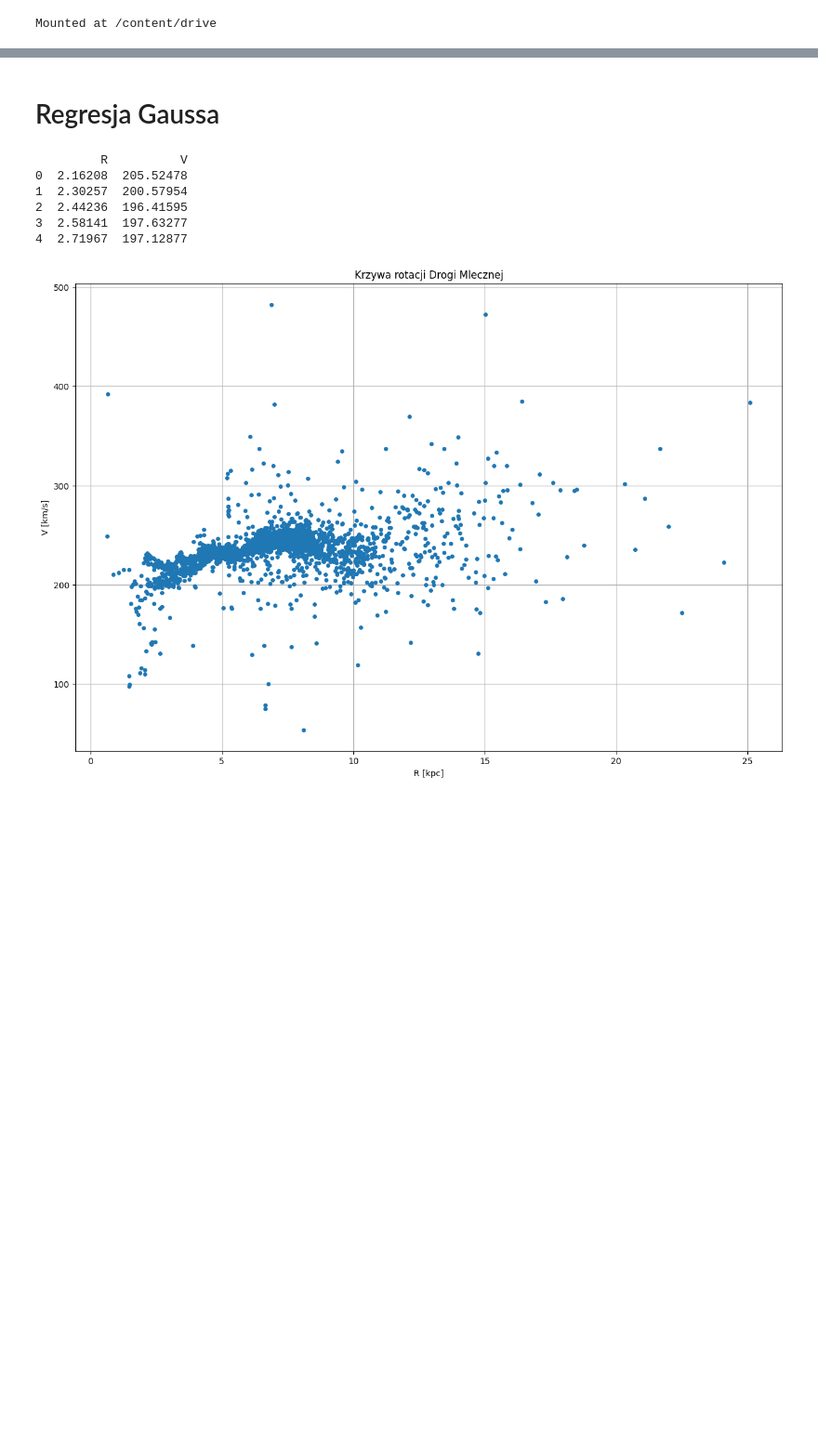
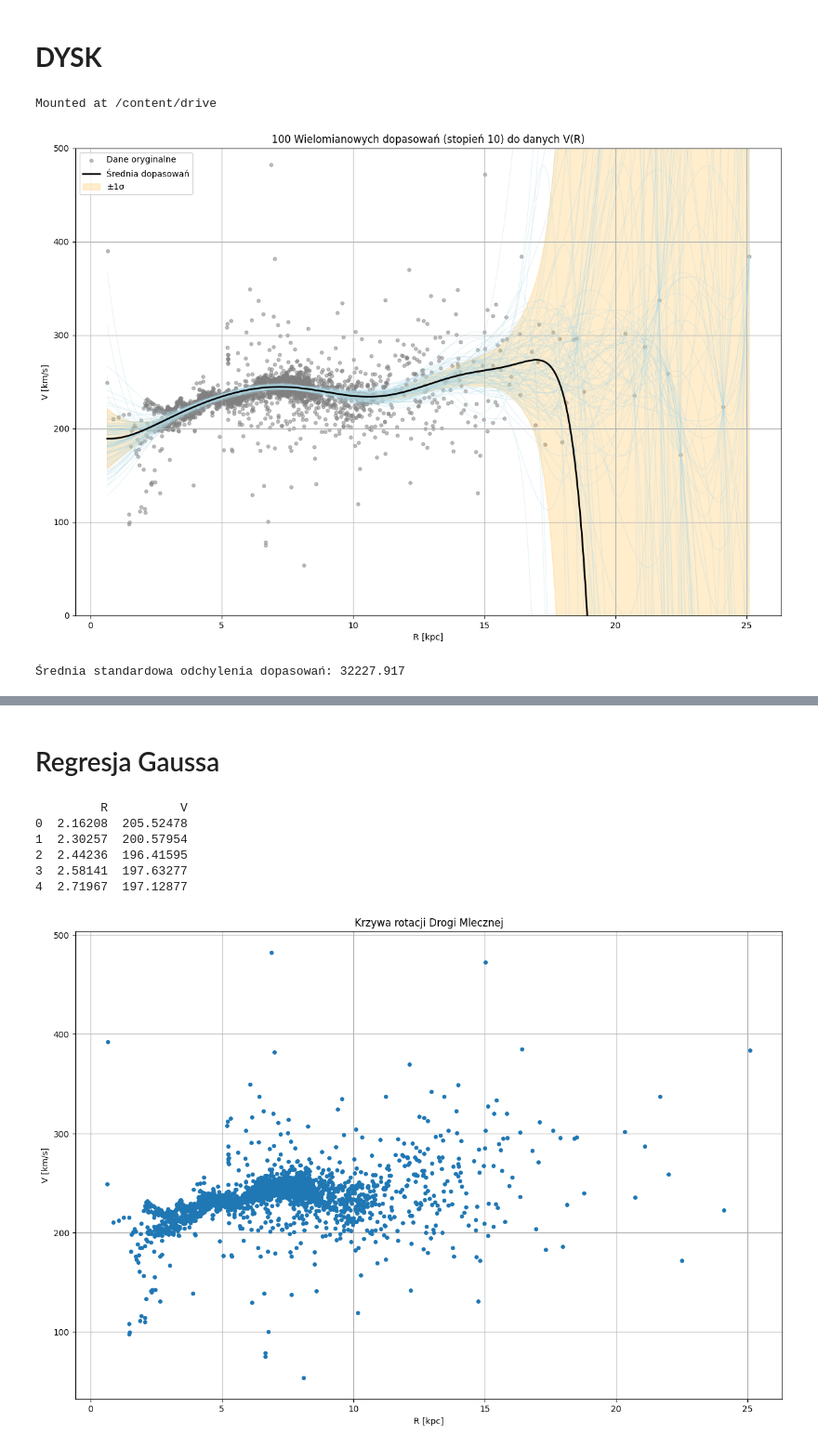
Before and after one commit to redrosesarecool/staz, a Jupyter notebook: regresja.ipynb, the cells around one changed output, grey strips where cells are left out. Shown at 93% size. Saved outputs shown, nothing was run; the diff lists cells and outputs as text; code cells hidden in the pictures; blank space fills up the shorter version.

```diff
--- a/regresja.ipynb
+++ b/regresja.ipynb
@@ -3,5 +96,84 @@
+# %% [markdown]
+# **DYSK**
 # %%
 from google.colab import drive
 drive.mount('/content/drive')
 # %% [output]
 Mounted at /content/drive
+# %%
+import numpy as np
+import pandas as pd
+import matplotlib.pyplot as plt
+from sklearn.preprocessing import PolynomialFeatures
+from sklearn.linear_model import LinearRegression
+from sklearn.pipeline import Pipeline
+
+# dane
+file_path = "/content/drive/My Drive/all_montecarlo_output-kopia.dat"
+df = pd.read_csv(
+    file_path,
+    sep=r"\s+",
+    comment="#",
+    on_bad_lines="skip",
+    usecols=["R", "V"]
+).dropna(subset=["R", "V"])
+
+R_all = df["R"].values
+V_all = df["V"].values
+
+# parametry
+n_samples = 100       # ile podzbiorów losuje
+n_events = 500         # ile punktów losuje w jednym podzbiorze
+degree = 10            # stopień wielomianu
+R_pred = np.linspace(R_all.min(), R_all.max(), 400)  # zakres predykcji
+
+# pętla dopasowań
+all_fits = []
+
+plt.figure(figsize=(15, 10))
+plt.scatter(R_all, V_all, color="gray", s=15, alpha=0.5, label="Dane oryginalne")
+
+np.random.seed(42)
+for i in range(n_samples):
+    # losowy podzbiór punktów
+    idx = np.random.choice(len(R_all), size=n_events, replace=False)
+    R_sample = R_all[idx].reshape(-1, 1)
+    V_sample = V_all[idx]
+
+    # model wielomianowy
+    model = Pipeline([
+        ('poly', PolynomialFeatures(degree=degree)),
+        ('linear', LinearRegression())
+    ])
+    model.fit(R_sample, V_sample)
+
+    # predykcja na pełnym zakresie
+    V_fit = model.predict(R_pred.reshape(-1, 1))
+    all_fits.append(V_fit)
+
+    # wykres pojedynczego dopasowania
+    plt.plot(R_pred, V_fit, color='lightblue', alpha=0.3, linewidth=0.8)
+
+# średnia dopasowań
+average_fit = np.mean(all_fits, axis=0)
+plt.plot(R_pred, average_fit, color='black', linewidth=2, label='Średnia dopasowań')
+
+# pas niepewności ±1σ
+fit_std = np.std(all_fits, axis=0)
+plt.fill_between(R_pred, average_fit - fit_std, average_fit + fit_std, color='orange', alpha=0.2, label='±1σ')
+
+# wykres
+plt.xlabel("R [kpc]")
+plt.ylabel("V [km/s]")
+plt.title(f"{n_samples} Wielomianowych dopasowań (stopień {degree}) do danych V(R)")
+plt.legend()
+plt.grid(True)
+plt.ylim(0, 500)
+plt.show()
+
+# statystyki
+avg_std = np.mean(fit_std)
+print(f"Średnia standardowa odchylenia dopasowań: {avg_std:.3f}")
+# %% [output]
+[figure, added]
+Średnia standardowa odchylenia dopasowań: 32227.917
```
Also changed, not shown: parts of 12 cells of this notebook.
